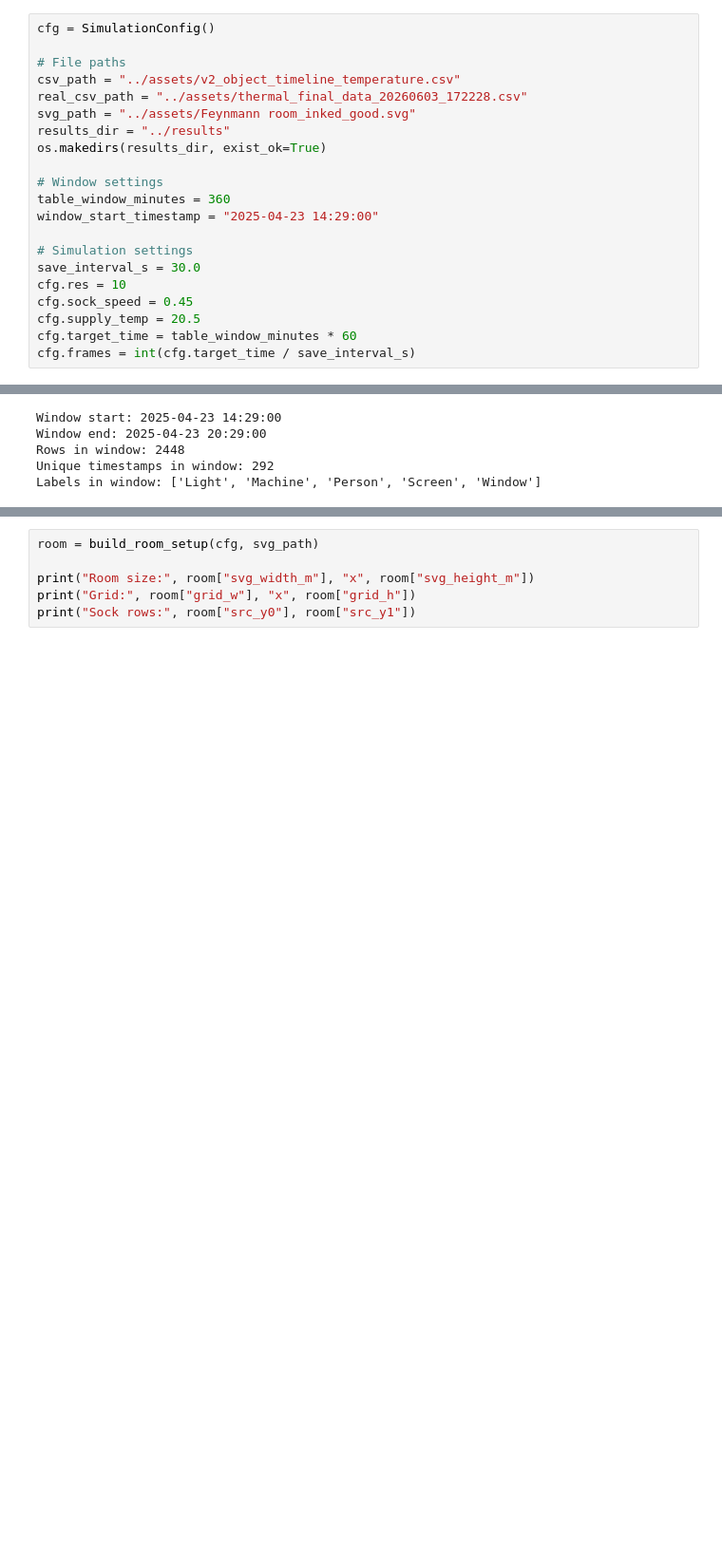
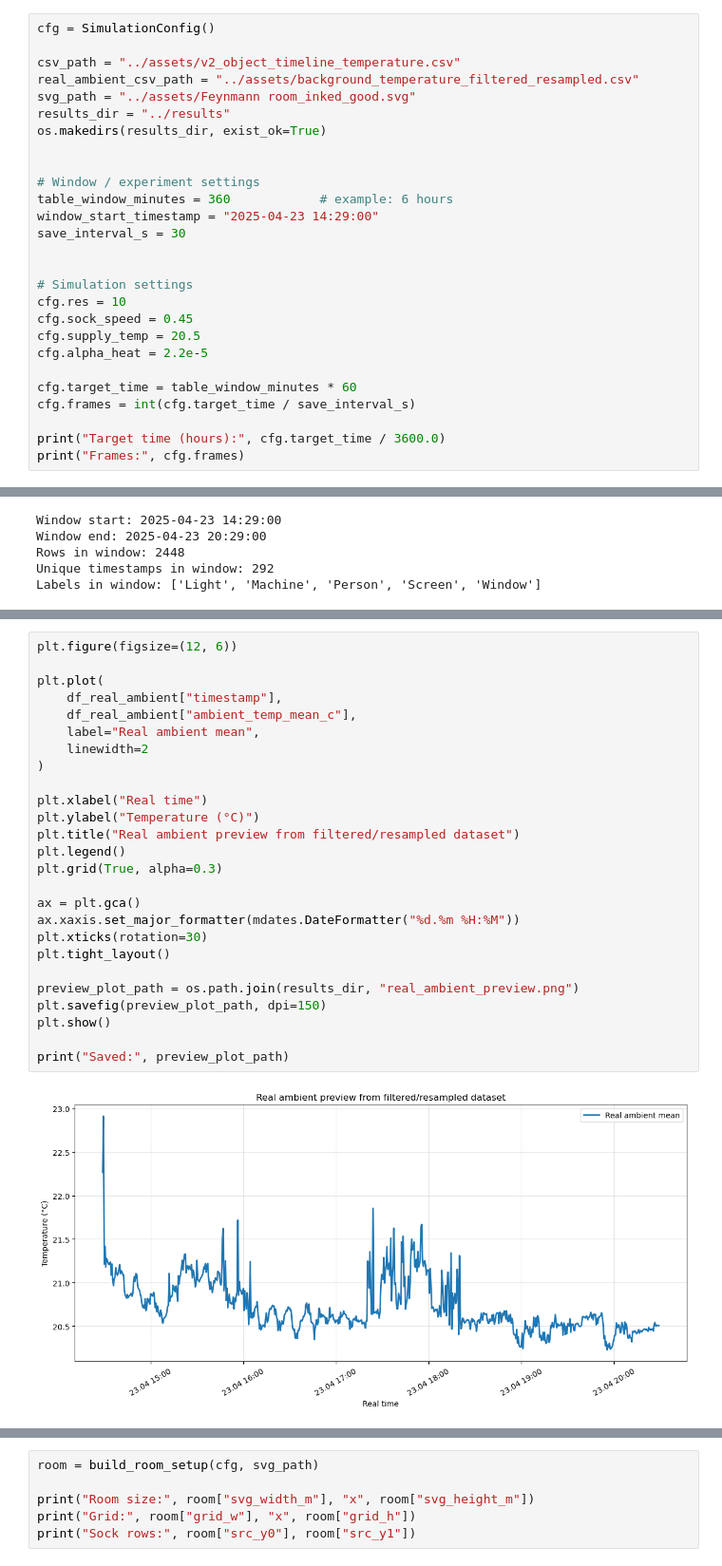
Before and after one commit to dudunudu/cleanroom-cfd-demo, a Jupyter notebook: notebooks/demo.ipynb, the cells around one changed output, grey strips where cells are left out. Shown at 95% size. Saved outputs shown, nothing was run; the diff lists cells and outputs as text; blank space fills up the shorter version.

```diff
--- a/notebooks/demo.ipynb
+++ b/notebooks/demo.ipynb
@@ -28,21 +36,27 @@ experiment settings
 # %%
 cfg = SimulationConfig()
 
-# File paths
 csv_path = "../assets/v2_object_timeline_temperature.csv"
-real_csv_path = "../assets/thermal_final_data_20260603_172228.csv"
+real_ambient_csv_path = "../assets/background_temperature_filtered_resampled.csv"
 svg_path = "../assets/Feynmann room_inked_good.svg"
 results_dir = "../results"
 os.makedirs(results_dir, exist_ok=True)
 
-# Window settings
-table_window_minutes = 360
+
+# Window / experiment settings
+table_window_minutes = 360            # example: 6 hours
 window_start_timestamp = "2025-04-23 14:29:00"
+save_interval_s = 30
+
 
 # Simulation settings
-save_interval_s = 30.0
 cfg.res = 10
 cfg.sock_speed = 0.45
 cfg.supply_temp = 20.5
+cfg.alpha_heat = 2.2e-5
+
 cfg.target_time = table_window_minutes * 60
 cfg.frames = int(cfg.target_time / save_interval_s)
+
+print("Target time (hours):", cfg.target_time / 3600.0)
+print("Frames:", cfg.frames)
@@ -70,0 +118,28 @@ geometry and room setup
+# %%
+plt.figure(figsize=(12, 6))
+
+plt.plot(
+    df_real_ambient["timestamp"],
+    df_real_ambient["ambient_temp_mean_c"],
+    label="Real ambient mean",
+    linewidth=2
+)
+
+plt.xlabel("Real time")
+plt.ylabel("Temperature (°C)")
+plt.title("Real ambient preview from filtered/resampled dataset")
+plt.legend()
+plt.grid(True, alpha=0.3)
+
+ax = plt.gca()
+ax.xaxis.set_major_formatter(mdates.DateFormatter("%d.%m %H:%M"))
+plt.xticks(rotation=30)
+plt.tight_layout()
+
+preview_plot_path = os.path.join(results_dir, "real_ambient_preview.png")
+plt.savefig(preview_plot_path, dpi=150)
+plt.show()
+
+print("Saved:", preview_plot_path)
+# %% [output]
+[figure, added]
```
Also changed, not shown: parts of 26 cells of this notebook, 13 other files.
